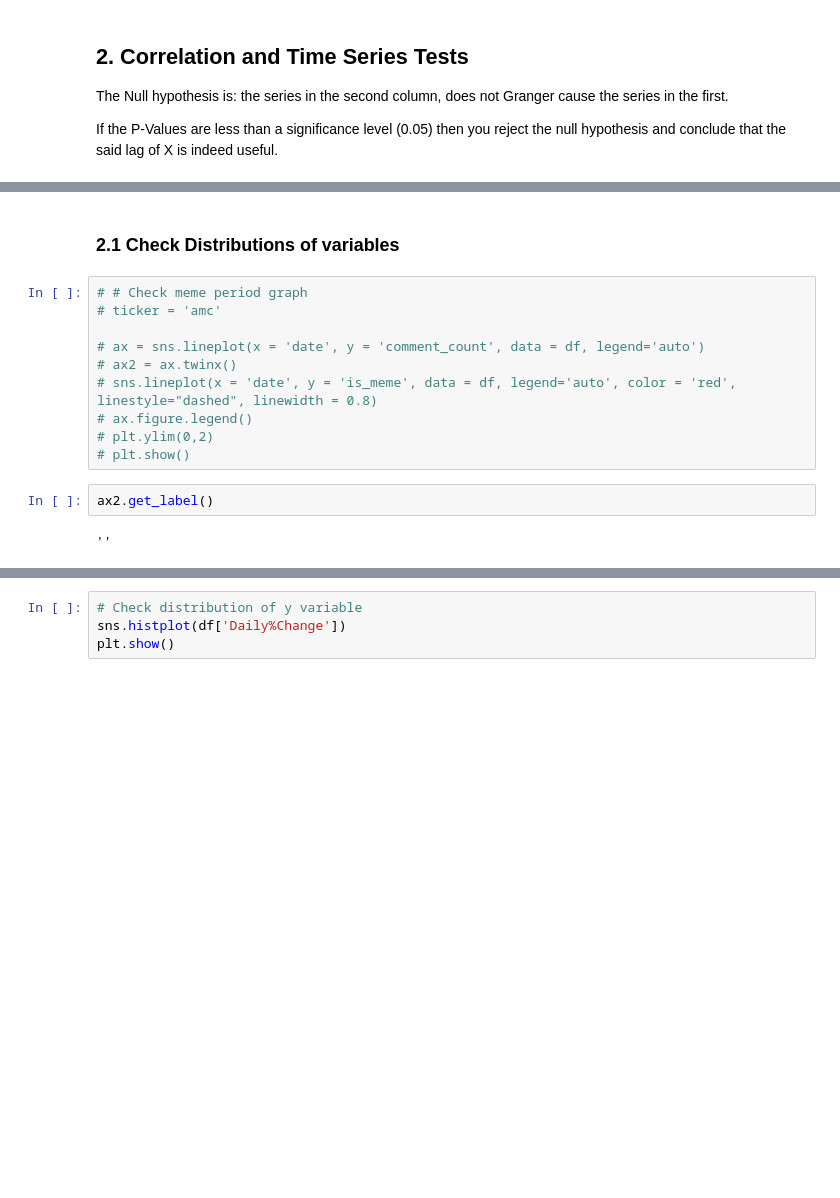
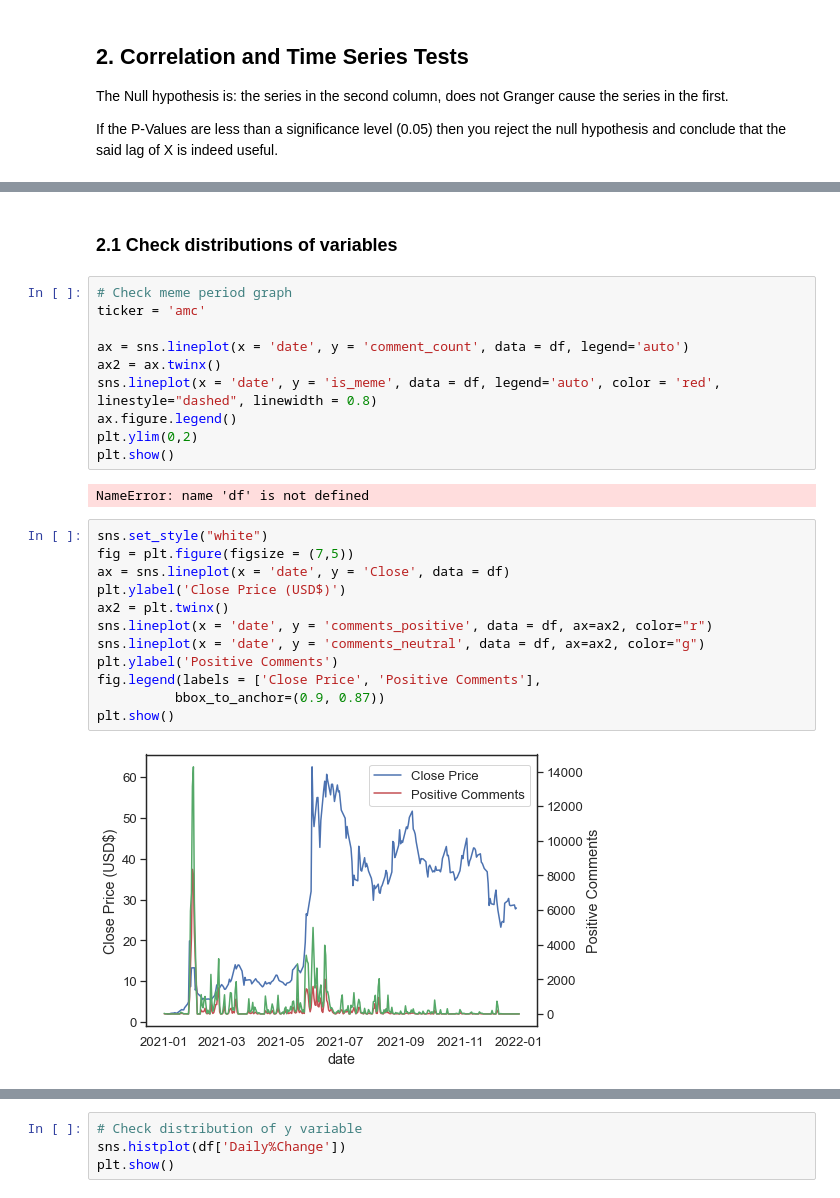
Before and after one commit to rachelsng/WallStreetBets-Sentiment, a Jupyter notebook: 3. Stock Price Regression/Regression_Prep_and_Correlation.ipynb, the cells around one changed output, grey strips where cells are left out. Drawn from its saved outputs; the diff is of its cells as text; blank space fills up the shorter version.

```diff
--- a/3. Stock Price Regression/Regression_Prep_and_Correlation.ipynb
+++ b/3. Stock Price Regression/Regression_Prep_and_Correlation.ipynb
@@ -136,19 +185,31 @@ If the P-Values are less than a significance level (0.05) then you reject the nu
 # %% [markdown]
-### 2.1 Check Distributions of variables
+### 2.1 Check distributions of variables
 # %%
-# # Check meme period graph
-# ticker = 'amc'
+# Check meme period graph
+ticker = 'amc'
 
-# ax = sns.lineplot(x = 'date', y = 'comment_count', data = df, legend='auto')
-# ax2 = ax.twinx()
-# sns.lineplot(x = 'date', y = 'is_meme', data = df, legend='auto', color = 'red', linestyle="dashed", linewidth = 0.8)
-# ax.figure.legend()
-# plt.ylim(0,2)
-# plt.show()
+ax = sns.lineplot(x = 'date', y = 'comment_count', data = df, legend='auto')
+ax2 = ax.twinx()
+sns.lineplot(x = 'date', y = 'is_meme', data = df, legend='auto', color = 'red', linestyle="dashed", linewidth = 0.8)
+ax.figure.legend()
+plt.ylim(0,2)
+plt.show()
+# %% [output]
+NameError: name 'df' is not defined
-# %%
-ax2.get_label()
-# %% [output]
-''
+# %%
+sns.set_style("white")
+fig = plt.figure(figsize = (7,5))
+ax = sns.lineplot(x = 'date', y = 'Close', data = df)
+plt.ylabel('Close Price (USD$)')
+ax2 = plt.twinx()
+sns.lineplot(x = 'date', y = 'comments_positive', data = df, ax=ax2, color="r")
+sns.lineplot(x = 'date', y = 'comments_neutral', data = df, ax=ax2, color="g")
+plt.ylabel('Positive Comments')
+fig.legend(labels = ['Close Price', 'Positive Comments'],
+          bbox_to_anchor=(0.9, 0.87))
+plt.show()
+# %% [output]
+[figure, added]
 # %%
 sns.set_style("white")
 fig = plt.figure(figsize = (7,5))
```
Also changed, not shown: parts of 42 cells of this notebook, 1 other file.
